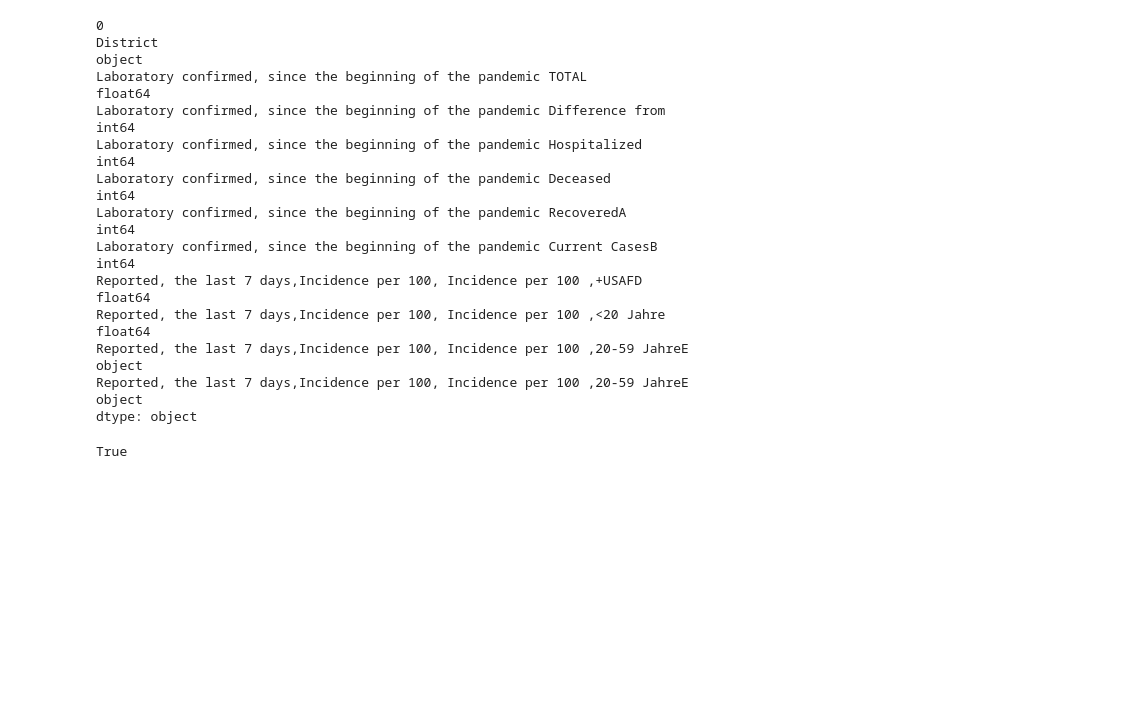
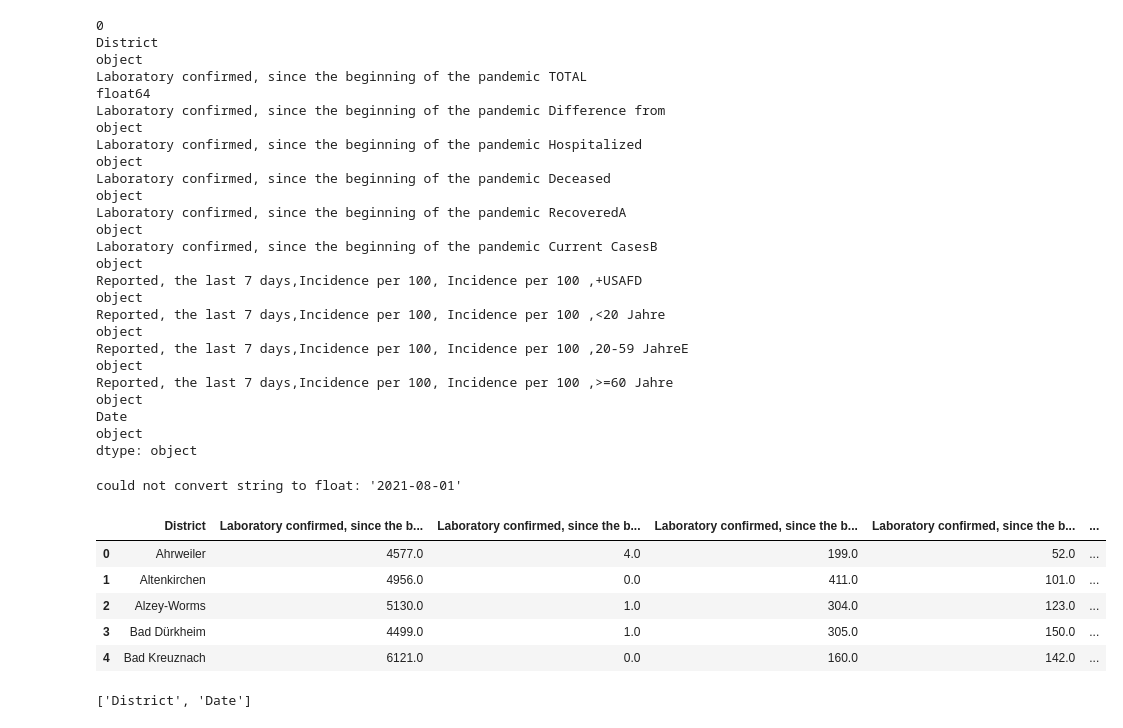
Before and after one commit to jahid-hasan-polash/Covid_AI_Research_Lab, a Jupyter notebook: Preprocess Merged dataset.ipynb, the cells around one changed output. Drawn from its saved outputs; the diff is of its cells as text; code cells hidden in the pictures; blank space fills up the shorter version.

Commit message:
new update on data

```diff
--- a/Preprocess Merged dataset.ipynb
+++ b/Preprocess Merged dataset.ipynb
@@ -13,7 +13,7 @@ import numpy as np
 # Define the directory path where the files are located
 
 # Initialize an empty DataFrame to store the merged data
-df =  pd.read_excel("merged_data.xlsx" ,header=None  )
+df =  pd.read_excel("merged_data4.xlsx" ,header=None  )
 
 df.head()
 # %% [output]
@@ -72,23 +73,9 @@ df2 = df.replace("--*", np.nan)
 # df = df.replace("171676 #", np.nan)
 
         # Define the values to be dropped
-drop_values = ['Vortag','Hospitalisiert','Hospitali-siert','Rheinland-Pfalz','Verstorben','Verstor-ben','GenesenA','aktuelle FälleB','+USAFD','<20 Jahre']
+drop_values = ['Vortag','Hospitalisiert','Hospitali-siert','Rheinland-Pfalz','Verstorben','Verstor-ben',
+               'GenesenA','aktuelle FälleB','+USAFD','<20 Jahre','20-59 JahreE','≥ 60 Jahre']
 
 # Drop rows that contain the specified values in any cell
 df2 = df2[~df2.isin(drop_values)].dropna(how='all')
 df2.reset_index(drop=True, inplace=True)
-
-df2 = df2.replace(np.nan, 0)
-
-# for col in df.columns:
-#     if(col != "District"):
-# #         df2[col] = df2[col].fillna(df2.groupby('District')[col].transform('median'))
-#         try:
-#             df2[col].fillna(-10000000, inplace=True)
-#             df[col] = df[col].replace(np.nan,  )
-#         except Exception as e:
-#             print(e)
-#             continue
-
-
-# df2.fillna(df2.mean())
@@ -121,17 +88,38 @@ df2.dtypes
 0
 District                                                                         object
 Laboratory confirmed, since the beginning of the pandemic TOTAL                 float64
-Laboratory confirmed, since the beginning of the pandemic Difference from         int64
-Laboratory confirmed, since the beginning of the pandemic Hospitalized            int64
-Laboratory confirmed, since the beginning of the pandemic Deceased                int64
-Laboratory confirmed, since the beginning of the pandemic RecoveredA              int64
-Laboratory confirmed, since the beginning of the pandemic Current CasesB          int64
-Reported, the last 7 days,Incidence per 100, Incidence per 100 ,+USAFD          float64
-Reported, the last 7 days,Incidence per 100, Incidence per 100 ,<20 Jahre       float64
+Laboratory confirmed, since the beginning of the pandemic Difference from        object
+Laboratory confirmed, since the beginning of the pandemic Hospitalized           object
+Laboratory confirmed, since the beginning of the pandemic Deceased               object
+Laboratory confirmed, since the beginning of the pandemic RecoveredA             object
+Laboratory confirmed, since the beginning of the pandemic Current CasesB         object
+Reported, the last 7 days,Incidence per 100, Incidence per 100 ,+USAFD           object
+Reported, the last 7 days,Incidence per 100, Incidence per 100 ,<20 Jahre        object
 Reported, the last 7 days,Incidence per 100, Incidence per 100 ,20-59 JahreE     object
-Reported, the last 7 days,Incidence per 100, Incidence per 100 ,20-59 JahreE     object
+Reported, the last 7 days,Incidence per 100, Incidence per 100 ,>=60 Jahre       object
+Date                                                                             object
 dtype: object
-# %%
-df_imputed.isnull().values.any()
-# %% [output]
-True
+# %%
+# df2 = df2.replace(np.nan, 0)
+
+#Fill all numeric columns
+for col in df2.columns:
+    if(col != "District"):
+        try:
+#             df = df[~df['your column'].isin(['list of strings'])]
+            col_median = df2[col].median()
+            df2[col] = df2[col].replace(np.nan, col_median )
+        except Exception as e:
+            print(e)
+            continue
+# %% [output]
+could not convert string to float: '2021-08-01'
+# %%
+df2.head()
+# %% [output]
+|  | District | Laboratory confirmed, since the b... | Laboratory confirmed, since the b... | Laboratory confirmed, since the b... | Laboratory confirmed, since the b... | ... |
+| 0 | Ahrweiler | 4577.0 | 4.0 | 199.0 | 52.0 | ... |
+| 1 | Altenkirchen | 4956.0 | 0.0 | 411.0 | 101.0 | ... |
+| 2 | Alzey-Worms | 5130.0 | 1.0 | 304.0 | 123.0 | ... |
+| 3 | Bad Dürkheim | 4499.0 | 1.0 | 305.0 | 150.0 | ... |
+| 4 | Bad Kreuznach | 6121.0 | 0.0 | 160.0 | 142.0 | ... |
@@ -138,3 +132,7 @@ True
+# %%
+object_cols
+# %% [output]
+['District', 'Date']
 # %%
 calculate_null_percentage(df2)
 # %% [output]
```
Also changed, not shown: parts of 12 cells of this notebook, 6 other files.
